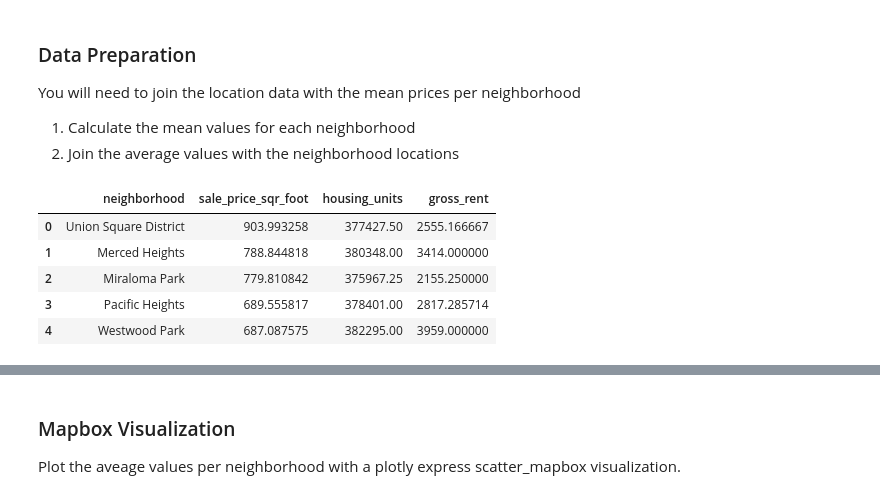
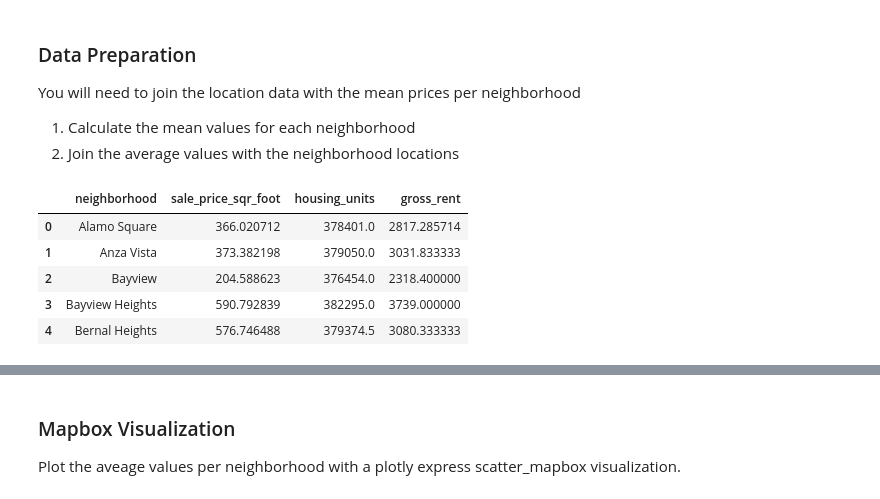
Before and after one commit to jonowens/pythonic_monopoly, a Jupyter notebook: rental_analysis.ipynb, the cells around one changed output, grey strips where cells are left out. Cells and saved outputs as stored; diff of their text form; code cells hidden in the pictures.

```diff
--- a/rental_analysis.ipynb
+++ b/rental_analysis.ipynb
@@ -269,12 +252,13 @@ You will need to join the location data with the mean prices per neighborhood
 2. Join the average values with the neighborhood locations
 # %%
 # Calculate the mean values for each neighborhood
+sfo_data_neighborhood = sfo_data_neighborhood.sort_values(by='neighborhood', ascending=True)
 sfo_data_neighborhood = sfo_data_neighborhood.reset_index()
 sfo_data_neighborhood.head()
 # %% [output]
 |  | neighborhood | sale_price_sqr_foot | housing_units | gross_rent |
-| 0 | Union Square District | 903.993258 | 377427.50 | 2555.166667 |
-| 1 | Merced Heights | 788.844818 | 380348.00 | 3414.000000 |
-| 2 | Miraloma Park | 779.810842 | 375967.25 | 2155.250000 |
-| 3 | Pacific Heights | 689.555817 | 378401.00 | 2817.285714 |
-| 4 | Westwood Park | 687.087575 | 382295.00 | 3959.000000 |
+| 0 | Alamo Square | 366.020712 | 378401.0 | 2817.285714 |
+| 1 | Anza Vista | 373.382198 | 379050.0 | 3031.833333 |
+| 2 | Bayview | 204.588623 | 376454.0 | 2318.400000 |
+| 3 | Bayview Heights | 590.792839 | 382295.0 | 3739.000000 |
+| 4 | Bernal Heights | 576.746488 | 379374.5 | 3080.333333 |
```
Also changed, not shown: parts of 3 cells of this notebook.
